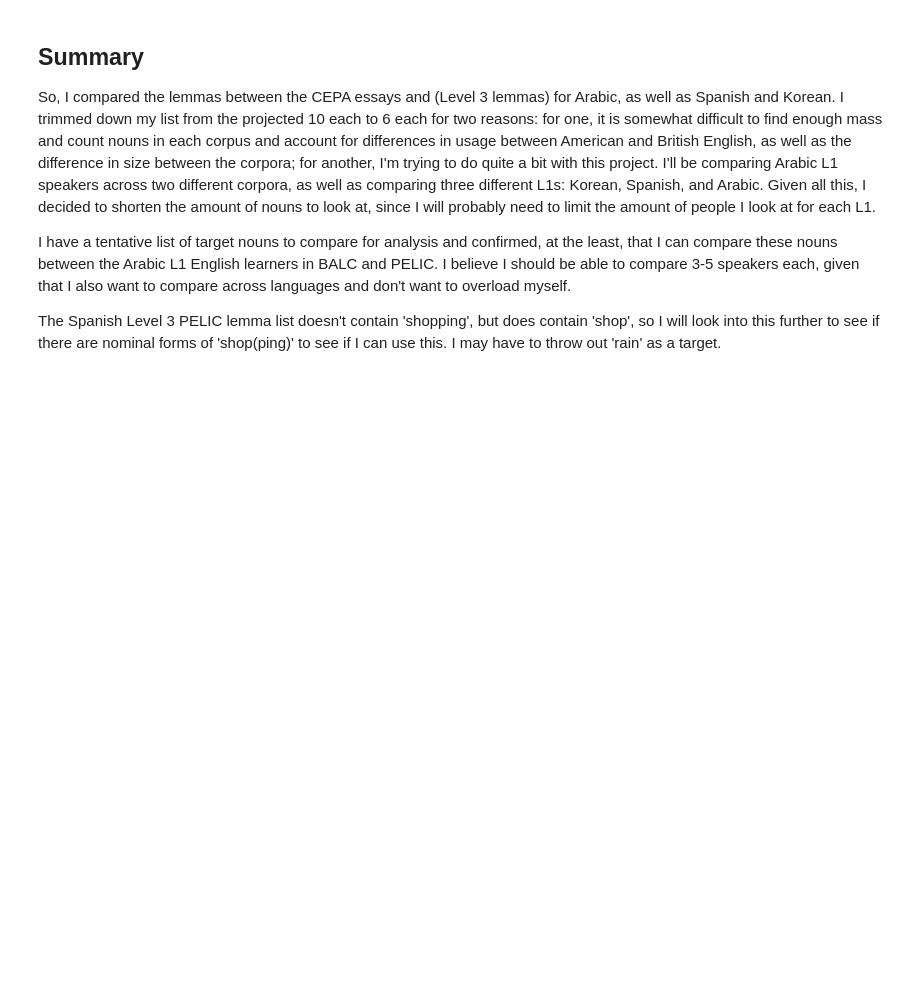
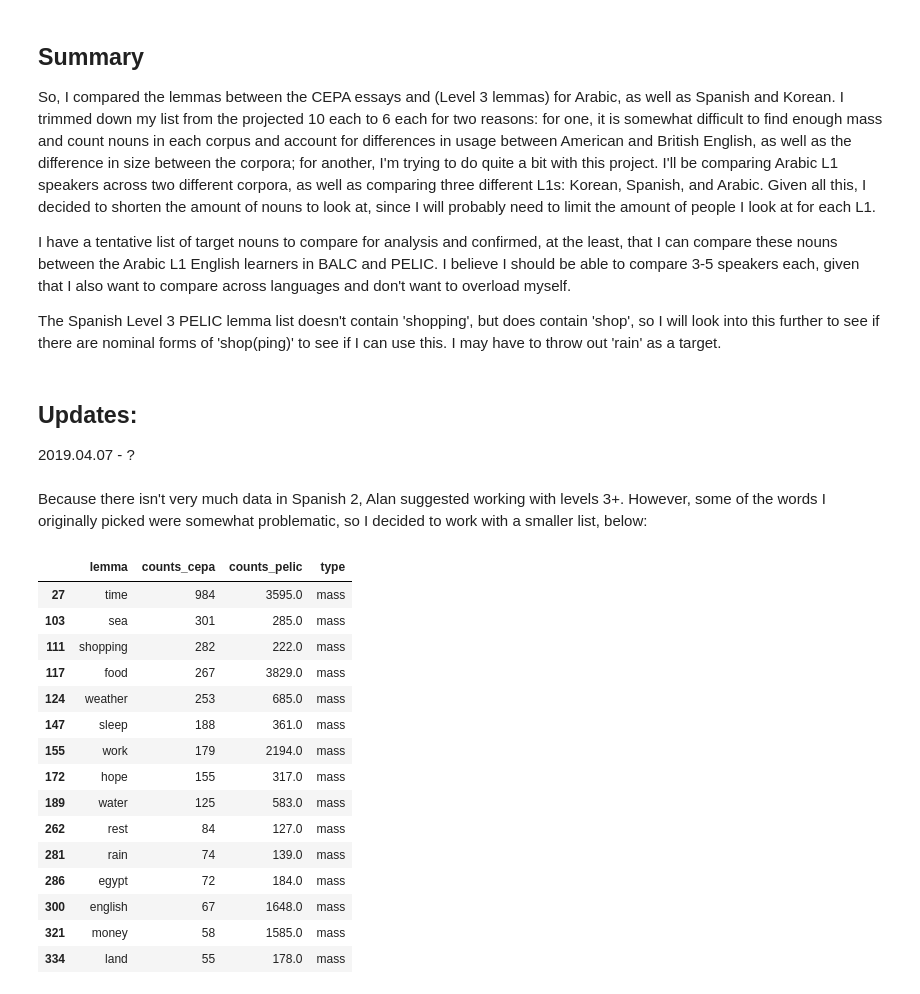
Before and after one commit to Data-Science-for-Linguists-2019/ESL-Article-Acquisition, a Jupyter notebook: exploratory-analysis/prep_data_analysis.ipynb, the cells around one changed output. Saved outputs shown, nothing was run; the diff lists cells and outputs as text; code cells hidden in the pictures; blank space fills up the shorter version.

```diff
--- a/exploratory-analysis/prep_data_analysis.ipynb
+++ b/exploratory-analysis/prep_data_analysis.ipynb
@@ -561,3 +510,27 @@ So, I compared the lemmas between the CEPA essays and (Level 3 lemmas) for Arabi
 I have a tentative list of target nouns to compare for analysis and confirmed, at the least, that I can compare these nouns between the Arabic L1 English learners in BALC and PELIC. I believe I should be able to compare 3-5 speakers each, given that I also want to compare across languages and don't want to overload myself.
 
 The Spanish Level 3 PELIC lemma list doesn't contain 'shopping', but does contain 'shop', so I will look into this further to see if there are nominal forms of 'shop(ping)' to see if I can use this. I may have to throw out 'rain' as a target.
+# %% [markdown]
+## Updates:
+2019.04.07 - ?
+# %% [markdown]
+Because there isn't very much data in Spanish 2, Alan suggested working with levels 3+. However, some of the words I originally picked were somewhat problematic, so I decided to work with a smaller list, below:
+# %%
+lemmas[(lemmas.type == 'mass')]
+# %% [output]
+|  | lemma | counts_cepa | counts_pelic | type |
+| 27 | time | 984 | 3595.0 | mass |
+| 103 | sea | 301 | 285.0 | mass |
+| 111 | shopping | 282 | 222.0 | mass |
+| 117 | food | 267 | 3829.0 | mass |
+| 124 | weather | 253 | 685.0 | mass |
+| 147 | sleep | 188 | 361.0 | mass |
+| 155 | work | 179 | 2194.0 | mass |
+| 172 | hope | 155 | 317.0 | mass |
+| 189 | water | 125 | 583.0 | mass |
+| 262 | rest | 84 | 127.0 | mass |
+| 281 | rain | 74 | 139.0 | mass |
+| 286 | egypt | 72 | 184.0 | mass |
+| 300 | english | 67 | 1648.0 | mass |
+| 321 | money | 58 | 1585.0 | mass |
+| 334 | land | 55 | 178.0 | mass |
```
Also changed, not shown: parts of 74 cells of this notebook.
